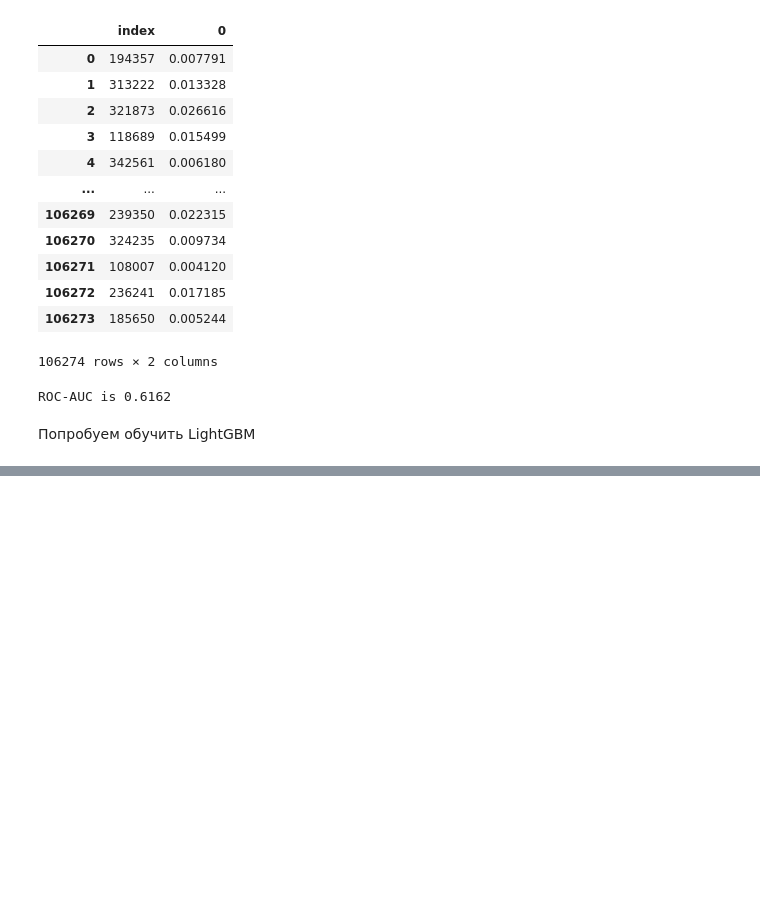
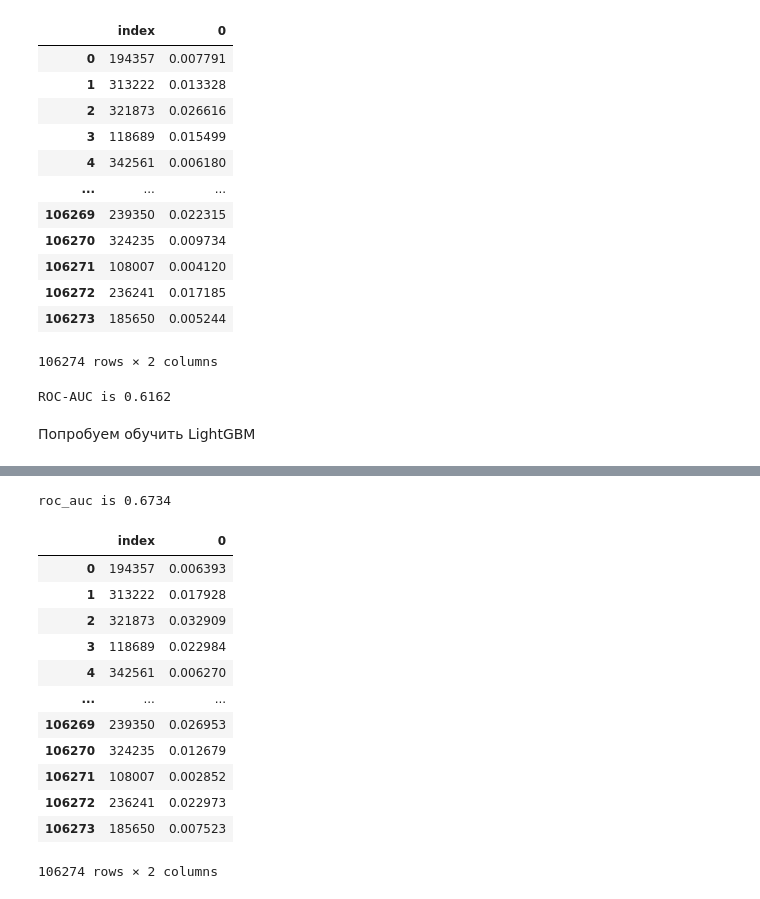
Before and after one commit to mello-bit/vk-hack-cats-and-rabbits, a Jupyter notebook: model_try.ipynb, the cells around one changed output, grey strips where cells are left out. Saved outputs shown, nothing was run; the diff lists cells and outputs as text; code cells hidden in the pictures; blank space fills up the shorter version.

```diff
--- a/model_try.ipynb
+++ b/model_try.ipynb
@@ -846,0 +794,3 @@ print(study.best_params)
+# %%
+best_params = study.best_params
+best_params
@@ -846,0 +805,37 @@ print(study.best_params)
+# %%
+model = LGBMClassifier(
+    **best_params,
+    boosting_type='goss',
+    objective='binary',            # Для бинарной классификации
+    metric='auc',                  # Оптимизация ROC-AUC
+    random_state=42,
+    n_jobs=-1,
+)
+model.fit(X_train, y_train)
+y_proba = model.predict_proba(X_test)[:, 1]
+roc_auc = roc_auc_score(y_test, y_proba)
+print(f"roc_auc is {roc_auc:.4f}")
+# %% [output]
+roc_auc is 0.6734
+# %%
+X_true_test_df = pd.read_csv('./datasets/test/test.csv')
+X_true_test = X_true_test_df.drop(columns=['index'])
+indexes = X_true_test_df['index']
+# %%
+y_true_pred = model.predict_proba(X_true_test)[:, 1]
+output = pd.concat([indexes, pd.Series(y_true_pred)], axis=1)
+output
+# %% [output]
+|  | index | 0 |
+| 0 | 194357 | 0.006393 |
+| 1 | 313222 | 0.017928 |
+| 2 | 321873 | 0.032909 |
+| 3 | 118689 | 0.022984 |
+| 4 | 342561 | 0.006270 |
+| ... | ... | ... |
+| 106269 | 239350 | 0.026953 |
+| 106270 | 324235 | 0.012679 |
+| 106271 | 108007 | 0.002852 |
+| 106272 | 236241 | 0.022973 |
+| 106273 | 185650 | 0.007523 |
+106274 rows × 2 columns
```
Also changed, not shown: parts of 9 cells of this notebook.
